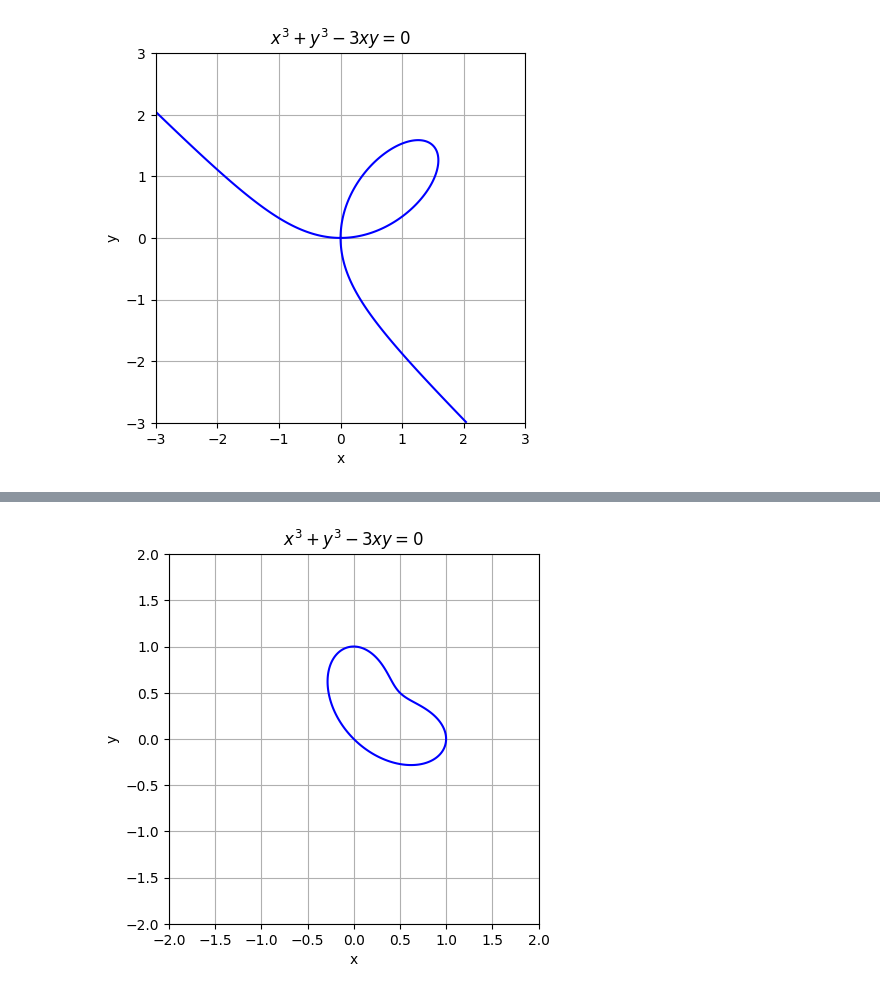
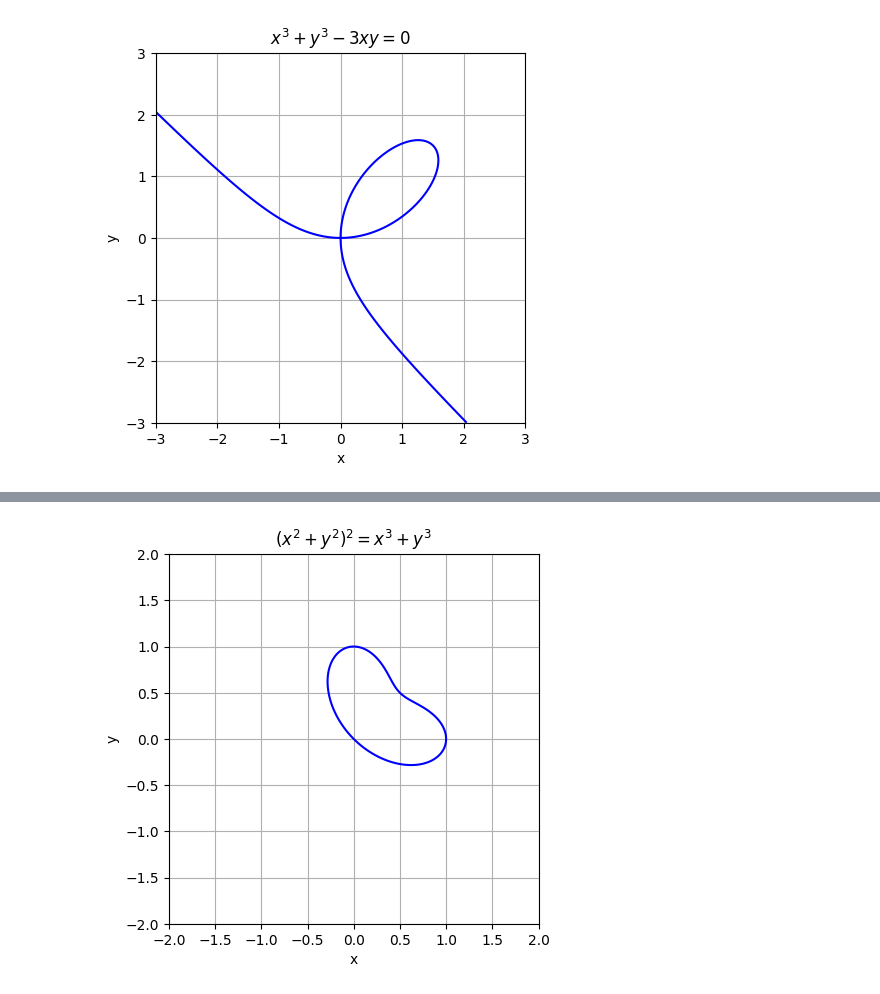
Before and after one commit to MatsubaraSoda/College-Algebra, a Jupyter notebook: 1_2_Relations.ipynb, the cells around one changed output, grey strips where cells are left out. Cells and saved outputs as stored; diff of their text form; code cells hidden in the pictures.

```diff
--- a/1_2_Relations.ipynb
+++ b/1_2_Relations.ipynb
@@ -433,32 +433,32 @@ import matplotlib.pyplot as plt
 def equation(x, y):
     return ( x**2 + y**2 )**2 - x**3 - y**3
 
 # Generate x and y values within the specified range
 x = np.linspace(-2, 2, 400)
 y = np.linspace(-2, 2, 400)
 
 # Create a meshgrid from x and y
 X, Y = np.meshgrid(x, y)
 
 # Compute the values of the equation for each point in the meshgrid
 Z = equation(X, Y)
 
 # Plot the curve
 plt.contour(X, Y, Z, levels=[0], colors='b')
-plt.title('$x^3 + y^3 - 3xy = 0$')
+plt.title('$(x^2 + y^2)^2 = x^3 + y^3$')
 plt.xlabel('x')
 plt.ylabel('y')
 plt.grid(True)
 
 # Ensure the aspect ratio is equal
 '''
 Ensures that the plot has an equal aspect ratio in both x and y directions,
 and the adjustment is done using a bounding box to maintain the correct data aspect ratio.
 This is useful when you want to ensure
 that the units along the x and y axes are represented equally in the plot.
 '''
 plt.gca().set_aspect('equal', adjustable='box')
 
 plt.show()
 # %% [output]
-[figure, old version]
+[figure, new version]
```
Also changed, not shown: parts of 2 cells of this notebook.
